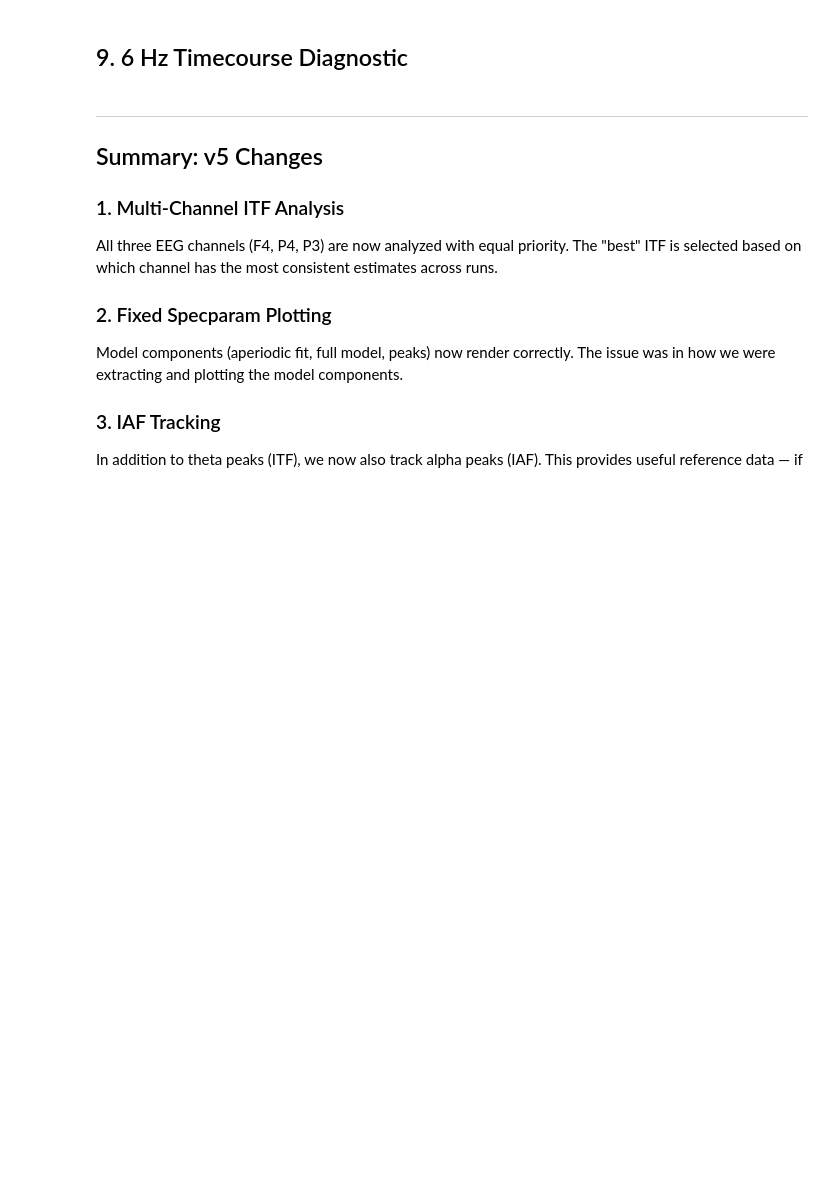
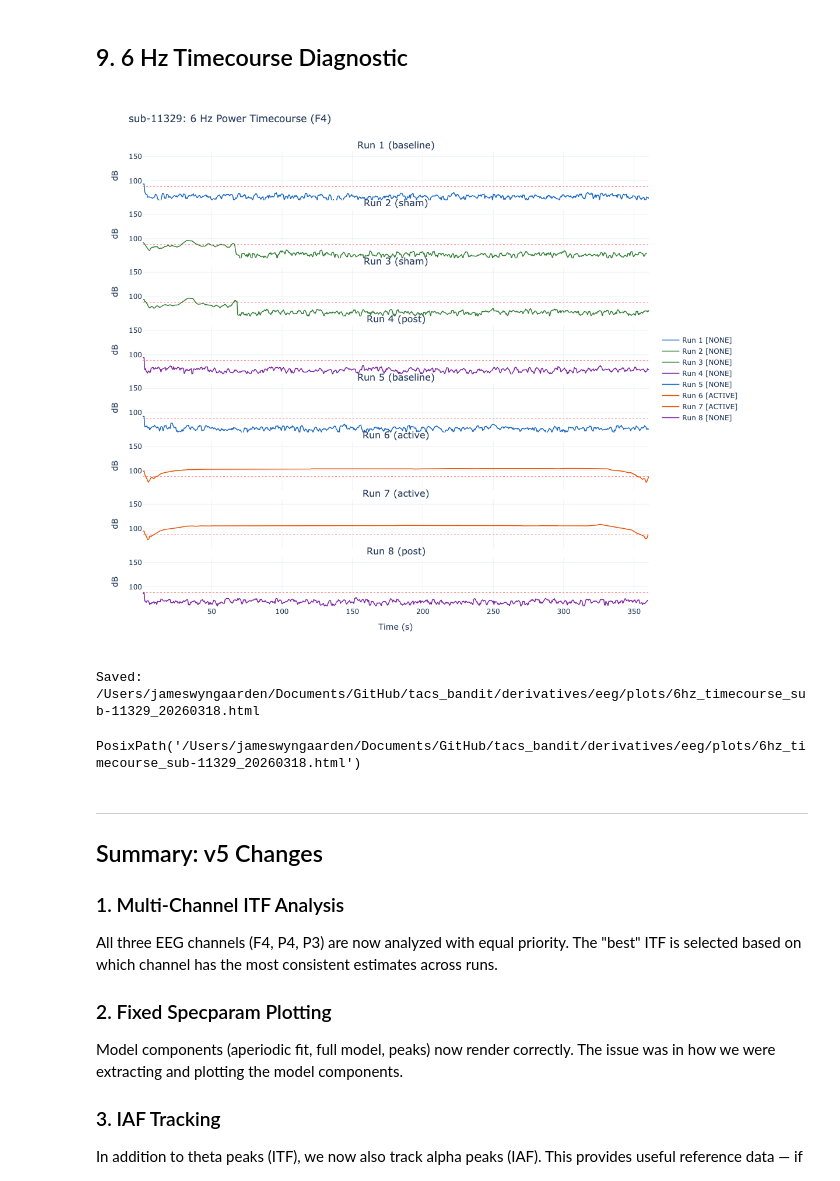
Before and after one commit to DVS-Lab/tacs_bandit, a Jupyter notebook: code/tacs_bandit_eeg_v5.ipynb, the cells around one changed output. Cells and saved outputs as stored; diff of their text form; code cells hidden in the pictures; blank space fills up the shorter version.

```diff
--- a/code/tacs_bandit_eeg_v5.ipynb
+++ b/code/tacs_bandit_eeg_v5.ipynb
@@ -53,7 +53,7 @@ SUBJECT_INFO = {
     '10998': {'counterbalance': 'B', 'earclip': False, 'notes': 'Missing Run 1; Run 6 was sham (experimenter error)'},
     '11773': {'counterbalance': 'B', 'earclip': False, 'notes': 'Runs 6-7 were sham (experimenter error)'},
     '10656': {'counterbalance': 'A', 'earclip': False, 'notes': ''},
-    '10951': {'counterbalance': 'A', 'earclip': False, 'notes': 'Electrode artifact (loose connection suspected)'},
+    '10951': {'counterbalance': 'A', 'earclip': False, 'notes': 'Intermittent electrode artifact (loose connection); affects Runs 1, 6, 8 — Run 6 IQR=33 dB (extreme); Runs 1 and 8 misclassified as SHAM. EEG data unreliable; behavioral data OK.'},
     '10418': {'counterbalance': 'B', 'earclip': False, 'notes': ''},
     '10636': {'counterbalance': 'B', 'earclip': True, 'notes': ''},
     '11318': {'counterbalance': 'B', 'earclip': True, 'notes': ''},
@@ -109,15 +109,18 @@ PREPROC_PARAMS = {
 }
 
 # --- Stimulation detection thresholds ---
+# NOTE (v5.1): classify_stimulation() now uses a hybrid relative + absolute
+# approach. These absolute-only thresholds are retained for reference and
+# for the diagnostic plot hline, but are NOT used in classification logic.
 STIM_THRESHOLDS = {
     'earclip': {
-        'active_middle_min_db': 90,
+        'active_middle_min_db': 88,      # absolute floor (sanity check only)
         'active_sustained_diff_db': 5,
         'sham_early_min_db': 85,
         'sham_early_late_diff_db': 10,
     },
     'no_earclip': {
-        'active_middle_min_db': 120,
+        'active_middle_min_db': 100,     # absolute floor (sanity check only)
         'active_sustained_diff_db': 10,
         'sham_early_min_db': 100,
         'sham_early_late_diff_db': 15,
@@ -1240,34 +1555,40 @@ for i, run_num in enumerate(available_runs):
     nic2 = load_nic2_run(files['easy'], files['info'], files['imp'])
     condition = condition_map.get(run_num, 'unknown')
 
     t_spec, power_db = compute_6hz_timecourse(nic2['eeg'][:, EEG_CH_IDX[0]])
-    stim_class, _ = classify_stimulation(nic2['eeg'][:, EEG_CH_IDX[0]], sub_info['earclip'])
+    stim_class, stim_info = classify_stimulation(nic2['eeg'][:, EEG_CH_IDX[0]], sub_info['earclip'])
+    # Note: this uses the single-run wrapper; batch processing uses classify_all_runs()
 
     color = condition_colors.get(condition, '#999999')
 
     fig.add_trace(go.Scatter(
         x=t_spec, y=power_db,
         mode='lines', line=dict(color=color, width=1.5),
         name=f'Run {run_num} [{stim_class}]',
     ), row=i+1, col=1)
 
+    # Show threshold reference line (absolute floor for this hardware config)
     fig.add_hline(y=thresholds['active_middle_min_db'],
                   line=dict(color='red', width=0.5, dash='dot'),
                   row=i+1, col=1)
 
     fig.update_yaxes(range=[60, 160], title_text='dB', row=i+1, col=1)
 
 fig.update_xaxes(title_text='Time (s)', row=n_runs, col=1)
 fig.update_layout(
     height=120 * n_runs, width=900,
     template='plotly_white',
     title=f'sub-{PLOT_SUBJECT}: 6 Hz Power Timecourse (F4)',
     showlegend=True,
     legend=dict(x=1.02, y=0.5),
 )
 
 fig.show()
 save_plot(fig, '6hz_timecourse', subject_id=PLOT_SUBJECT, format='html')
+# %% [output]
+[figure, added]
+Saved: /Users/jameswyngaarden/Documents/GitHub/tacs_bandit/derivatives/eeg/plots/6hz_timecourse_sub-11329_20260318.html
+PosixPath('/Users/jameswyngaarden/Documents/GitHub/tacs_bandit/derivatives/eeg/plots/6hz_timecourse_sub-11329_20260318.html')
 # %% [markdown]
 ---
 ## Summary: v5 Changes
```
Also changed, not shown: parts of 10 cells of this notebook, 21 other files.
